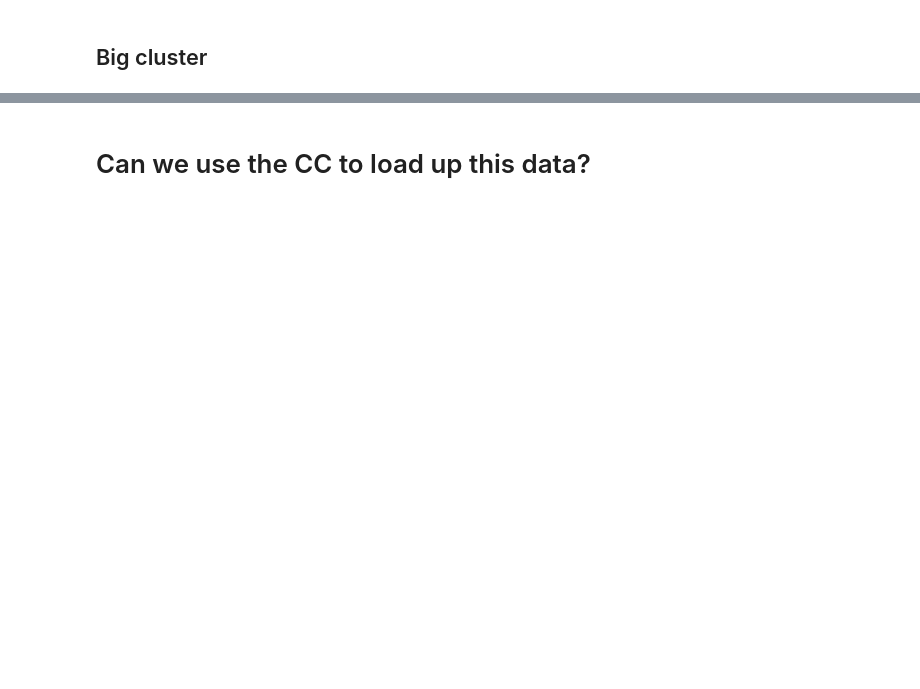
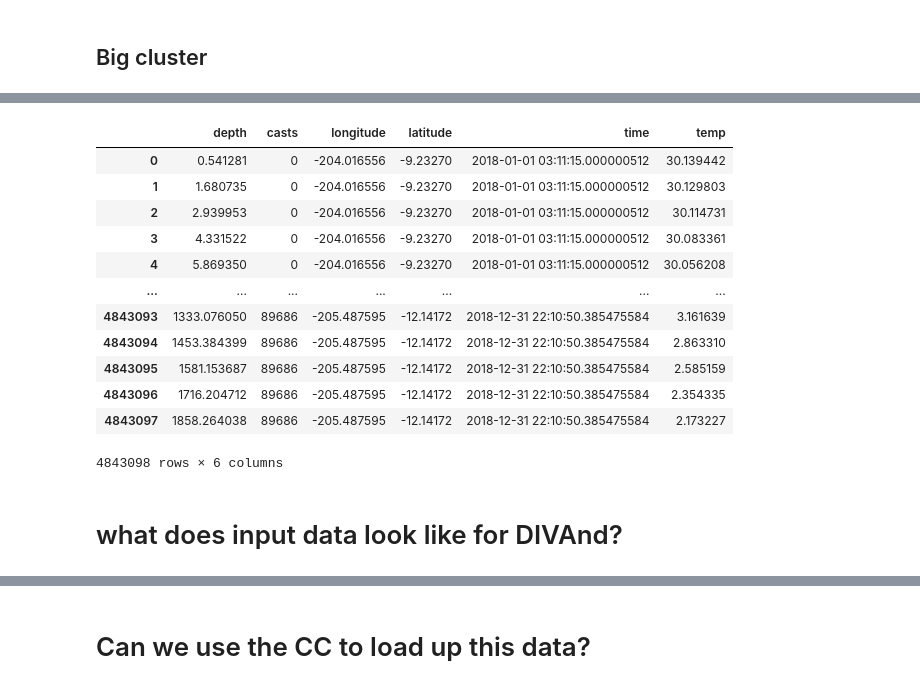
Before and after one commit to CARSv2/cars-v2, a Jupyter notebook: notebooks/Synthetic_WOD-explore-prep-TSM.ipynb, the cells around one changed output, grey strips where cells are left out. Drawn from its saved outputs; the diff is of its cells as text; code cells hidden in the pictures; blank space fills up the shorter version.

```diff
--- a/notebooks/Synthetic_WOD-explore-prep-TSM.ipynb
+++ b/notebooks/Synthetic_WOD-explore-prep-TSM.ipynb
@@ -47,0 +151,18 @@ client
+# %%
+xr.open_dataset(list_of_file_paths[4]).to_dataframe().reset_index(level=0).reset_index(level=0)
+# %% [output]
+|  | depth | casts | longitude | latitude | time | temp |
+| 0 | 0.541281 | 0 | -204.016556 | -9.23270 | 2018-01-01 03:11:15.000000512 | 30.139442 |
+| 1 | 1.680735 | 0 | -204.016556 | -9.23270 | 2018-01-01 03:11:15.000000512 | 30.129803 |
+| 2 | 2.939953 | 0 | -204.016556 | -9.23270 | 2018-01-01 03:11:15.000000512 | 30.114731 |
+| 3 | 4.331522 | 0 | -204.016556 | -9.23270 | 2018-01-01 03:11:15.000000512 | 30.083361 |
+| 4 | 5.869350 | 0 | -204.016556 | -9.23270 | 2018-01-01 03:11:15.000000512 | 30.056208 |
+| ... | ... | ... | ... | ... | ... | ... |
+| 4843093 | 1333.076050 | 89686 | -205.487595 | -12.14172 | 2018-12-31 22:10:50.385475584 | 3.161639 |
+| 4843094 | 1453.384399 | 89686 | -205.487595 | -12.14172 | 2018-12-31 22:10:50.385475584 | 2.863310 |
+| 4843095 | 1581.153687 | 89686 | -205.487595 | -12.14172 | 2018-12-31 22:10:50.385475584 | 2.585159 |
+| 4843096 | 1716.204712 | 89686 | -205.487595 | -12.14172 | 2018-12-31 22:10:50.385475584 | 2.354335 |
+| 4843097 | 1858.264038 | 89686 | -205.487595 | -12.14172 | 2018-12-31 22:10:50.385475584 | 2.173227 |
+4843098 rows × 6 columns
+# %% [markdown]
+# what does input data look like for DIVAnd?
```
Also changed, not shown: parts of 36 cells of this notebook.
